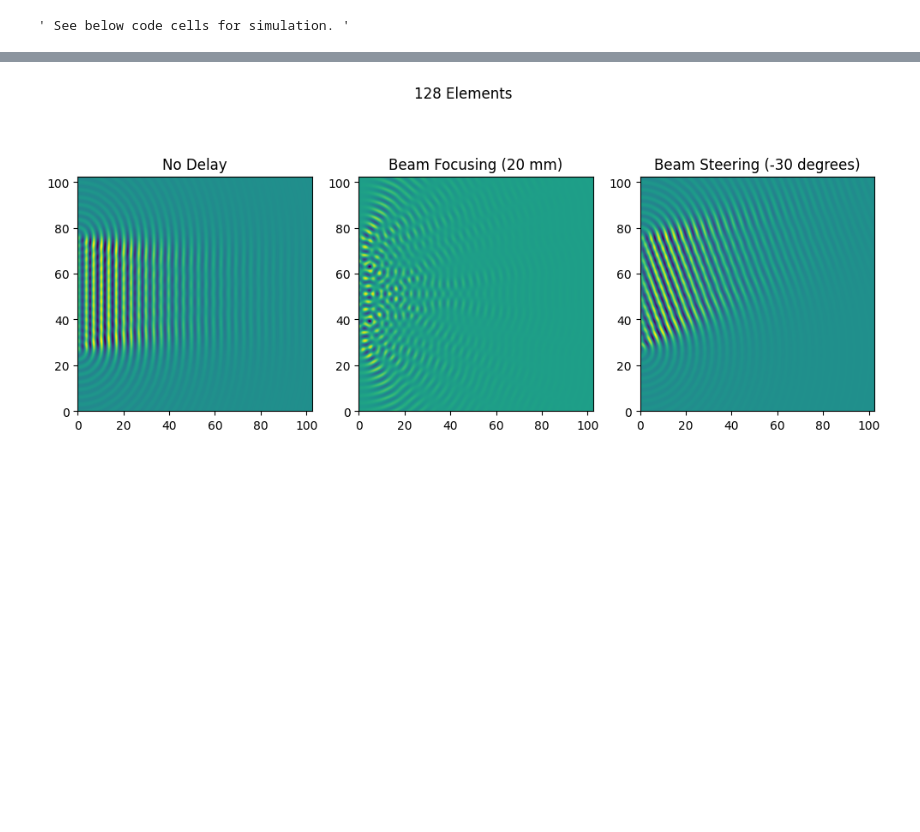
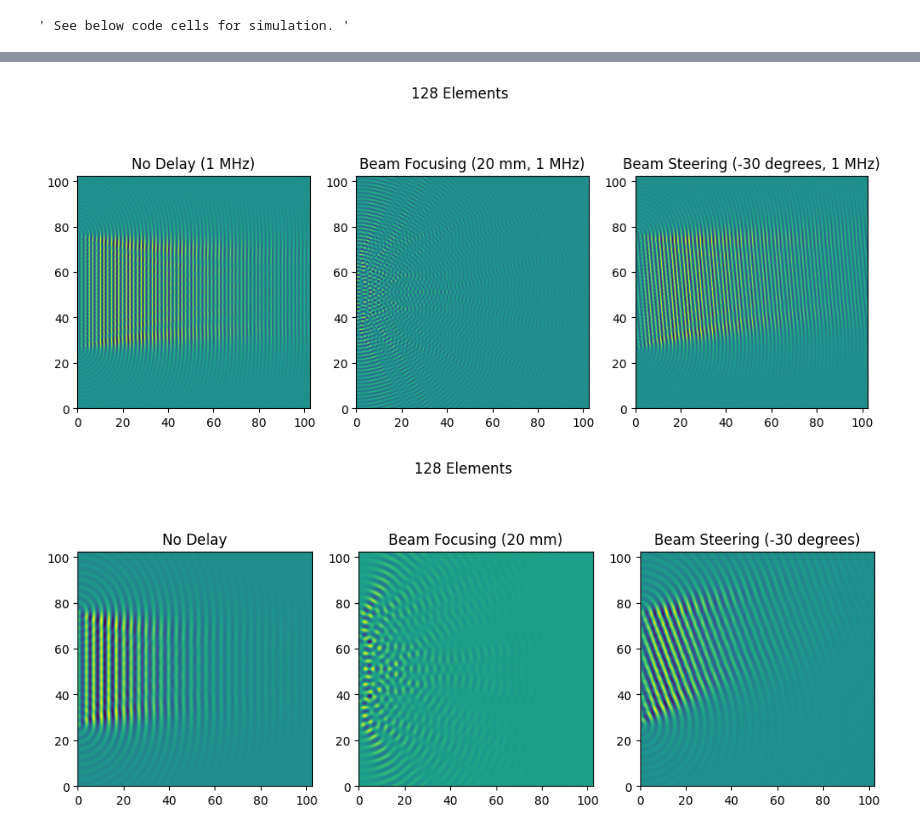
Before and after one commit to DeemDeem52/BMEN509-623_Deliverable_3, a Jupyter notebook: deliverable-03-starter.ipynb, the cells around one changed output, grey strips where cells are left out. Saved outputs shown, nothing was run; the diff lists cells and outputs as text; code cells hidden in the pictures; blank space fills up the shorter version.

```diff
--- a/deliverable-03-starter.ipynb
+++ b/deliverable-03-starter.ipynb
@@ -505,3 +509,7 @@ simulate_beam_forming(2, 64, element_spacing_mm, focusing_depth_mm=10, steering_
+# %%
+simulate_beam_forming(1, 128, element_spacing_mm, focusing_depth_mm=20, steering_angle_deg=-30)
+# %% [output]
+[figure, added]
 # %%
 simulate_beam_forming(2, 128, element_spacing_mm, focusing_depth_mm=20, steering_angle_deg=-30)
 # %% [output]
```
Also changed, not shown: parts of 5 cells of this notebook.
